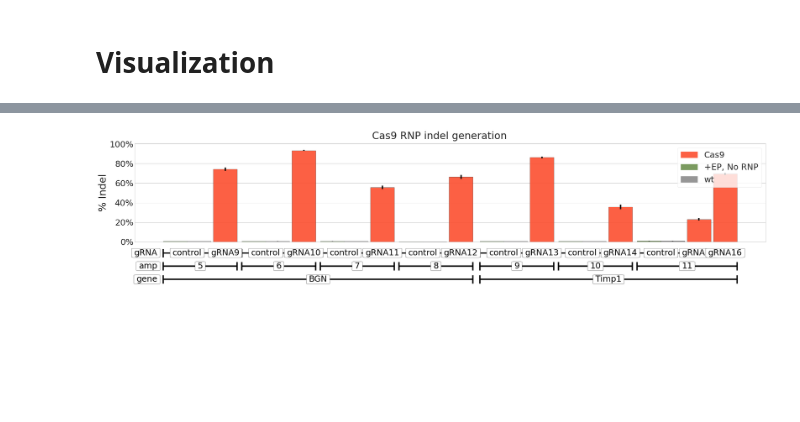
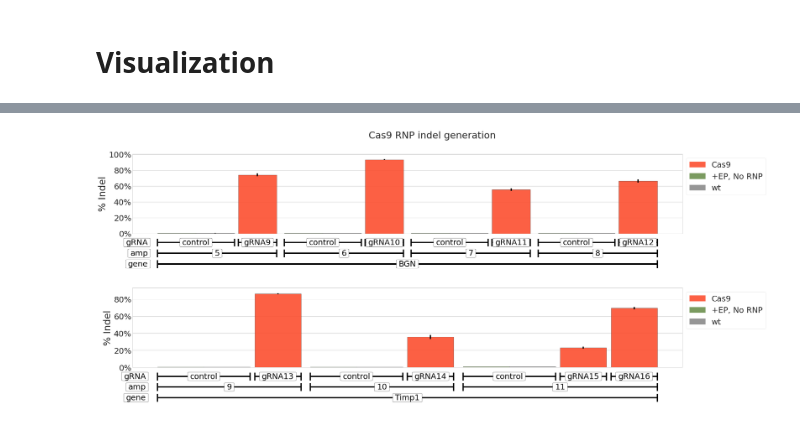
Before and after one commit to cfblaeb/Mad7_CHO_analysis, a Jupyter notebook: data_analysis.ipynb, the cells around one changed output, grey strips where cells are left out. Drawn from its saved outputs; the diff is of its cells as text; code cells hidden in the pictures; blank space fills up the shorter version.

```diff
--- a/data_analysis.ipynb
+++ b/data_analysis.ipynb
@@ -461,8 +459,10 @@ def multi_group_bar_chart(df, levels, value, color_dict=None, ax=None):
     This function will take data from a dataframe, group and contrast by certain factors and return a figure.
 
     df: Pandas dataframe containing all the data
-    style: matplotlib style for the figure
-
+    levels: list of column names that will be contrasted
+    value: name of column that will be used as y axis
+    color_dict: can be used to specify colors to be used. dict keys should be values in the last item of "levels"
+    ax: specify an ax to put all this on. If none is given, one will be provided
     """
 
     bar_width = 1
@@ -491,7 +491,7 @@ def multi_group_bar_chart(df, levels, value, color_dict=None, ax=None):
     ax.yaxis.set_major_formatter(PercentFormatter(1))  # and make it percentage formatted
 
     ax.bar(x=xs, height=ys, yerr=y_err, width=bar_width, edgecolor='k', align='edge', alpha=0.9, color=colors)           # draw all the bars
-    ax.legend(handles=[Patch(color=color, alpha=0.9, label=label) for label, color in color_cycler.items()], frameon=True)  # add a legend for colors
+    ax.legend(handles=[Patch(color=color, alpha=0.9, label=label) for label, color in color_cycler.items()], frameon=True, bbox_to_anchor=(1, 1))  # add a legend for colors
 
     _, ym = ax.get_ylim()
     ym /= 13 / plt.rcParams.get('font.size') * 14
@@ -524,8 +524,8 @@ hard_coded_colors = {
 with plt.style.context(["fivethirtyeight", "seaborn-whitegrid",], ):
     plt.rcParams.update({'font.size':25})
     f, axs = plt.subplots(2, 1, figsize=(30,13))
-    axa = multi_group_bar_chart(df[(df.amp.isin([1, 2]) & (df.RNP) & (df.enzyme!='Cas9') & (df.conc!='low') & (df.cell=='CHO-S'))], ['gene', 'amp', 'gRNA', 'CRISPR'], '%Indel', color_dict=hard_coded_colors, ax=axs[0])
-    axb = multi_group_bar_chart(df[(df.amp.isin([3, 4]) & (df.RNP) & (df.enzyme!='Cas9') & (df.conc!='low') & (df.cell=='CHO-S'))], ['gene', 'amp', 'gRNA', 'CRISPR'], '%Indel', color_dict=hard_coded_colors, ax=axs[1])
+    axa = multi_group_bar_chart(df[(df.amp.isin([1, 2])) & (df.RNP) & (df.enzyme!='Cas9') & (df.conc!='low') & (df.cell=='CHO-S')], ['gene', 'amp', 'gRNA', 'CRISPR'], '%Indel', color_dict=hard_coded_colors, ax=axs[0])
+    axb = multi_group_bar_chart(df[(df.amp.isin([3, 4])) & (df.RNP) & (df.enzyme!='Cas9') & (df.conc!='low') & (df.cell=='CHO-S')], ['gene', 'amp', 'gRNA', 'CRISPR'], '%Indel', color_dict=hard_coded_colors, ax=axs[1])
     f.suptitle("High concentration Mad7 RNP indel generation")
     plt.tight_layout()
     f.savefig("figs/fig1.svg", facecolor='w', bbox_inches="tight")
@@ -536,7 +583,7 @@ with plt.style.context(["fivethirtyeight", "seaborn-whitegrid",], ):
 # %%
 with plt.style.context(["fivethirtyeight", "seaborn-whitegrid",], ):
     plt.rcParams.update({'font.size':25})
-    ax = multi_group_bar_chart(df[(df.amp.isin([1, 2, 3, 4]) & (df.RNP) & (df.enzyme!='Cas9') & (df.conc!='high') & (df.cell=='CHO-S'))], ['gene', 'amp', 'gRNA', 'CRISPR'], '%Indel', color_dict=hard_coded_colors)
+    ax = multi_group_bar_chart(df[(df.amp.isin([1, 2, 3, 4])) & (df.RNP) & (df.enzyme!='Cas9') & (df.conc!='high') & (df.cell=='CHO-S')], ['gene', 'amp', 'gRNA', 'CRISPR'], '%Indel', color_dict=hard_coded_colors)
     plt.gcf().suptitle("Low concentration Mad7 RNP indel generation")
-    plt.gcf().savefig("figs/S1.svg", facecolor='w', bbox_inches="tight")
+    plt.gcf().savefig("figs/S2.svg", facecolor='w', bbox_inches="tight")
 # %% [output]
@@ -552,8 +689,17 @@ with plt.style.context(["fivethirtyeight", "seaborn-whitegrid",], ):
 # %%
 with plt.style.context(["fivethirtyeight", "seaborn-whitegrid",], ):
     plt.rcParams.update({'font.size':25})
-    ax = multi_group_bar_chart(df[(df.amp.isin([5, 6, 7, 8, 9, 10, 11])) & (df.enzyme!='Mad7') & (df.cell=='CHO-S')], ['gene','amp', 'gRNA', 'CRISPR'], '%Indel', color_dict=hard_coded_colors)
-    plt.gcf().suptitle("Cas9 RNP indel generation")
-    plt.gcf().savefig("figs/S2.svg", facecolor='w', bbox_inches="tight")
+    f, axs = plt.subplots(2, 1, figsize=(30,13))
+    axa = multi_group_bar_chart(df[(df.amp.isin([5, 6, 7, 8])) & (df.enzyme!='Mad7') & (df.cell=='CHO-S')], ['gene','amp', 'gRNA', 'CRISPR'], '%Indel', color_dict=hard_coded_colors, ax=axs[0])
+    axb = multi_group_bar_chart(df[(df.amp.isin([9, 10, 11])) & (df.enzyme!='Mad7') & (df.cell=='CHO-S')], ['gene','amp', 'gRNA', 'CRISPR'], '%Indel', color_dict=hard_coded_colors, ax=axs[1])
+    f.suptitle("Cas9 RNP indel generation")
+    plt.tight_layout()
+    f.savefig("figs/S1.svg", facecolor='w', bbox_inches="tight")
+
+#with plt.style.context(["fivethirtyeight", "seaborn-whitegrid",], ):
+#    plt.rcParams.update({'font.size':20})
+#    ax = multi_group_bar_chart(df[(df.amp.isin([5, 6, 7, 8, 9, 10, 11])) & (df.enzyme!='Mad7') & (df.cell=='CHO-S')], ['gene','amp', 'gRNA', 'CRISPR'], '%Indel', color_dict=hard_coded_colors)
+#    plt.gcf().suptitle("Cas9 RNP indel generation")
+#    plt.gcf().savefig("figs/S1.svg", facecolor='w', bbox_inches="tight")
 # %% [output]
-[figure, old version]
+[figure, new version]
```
Also changed, not shown: parts of 18 cells of this notebook.
